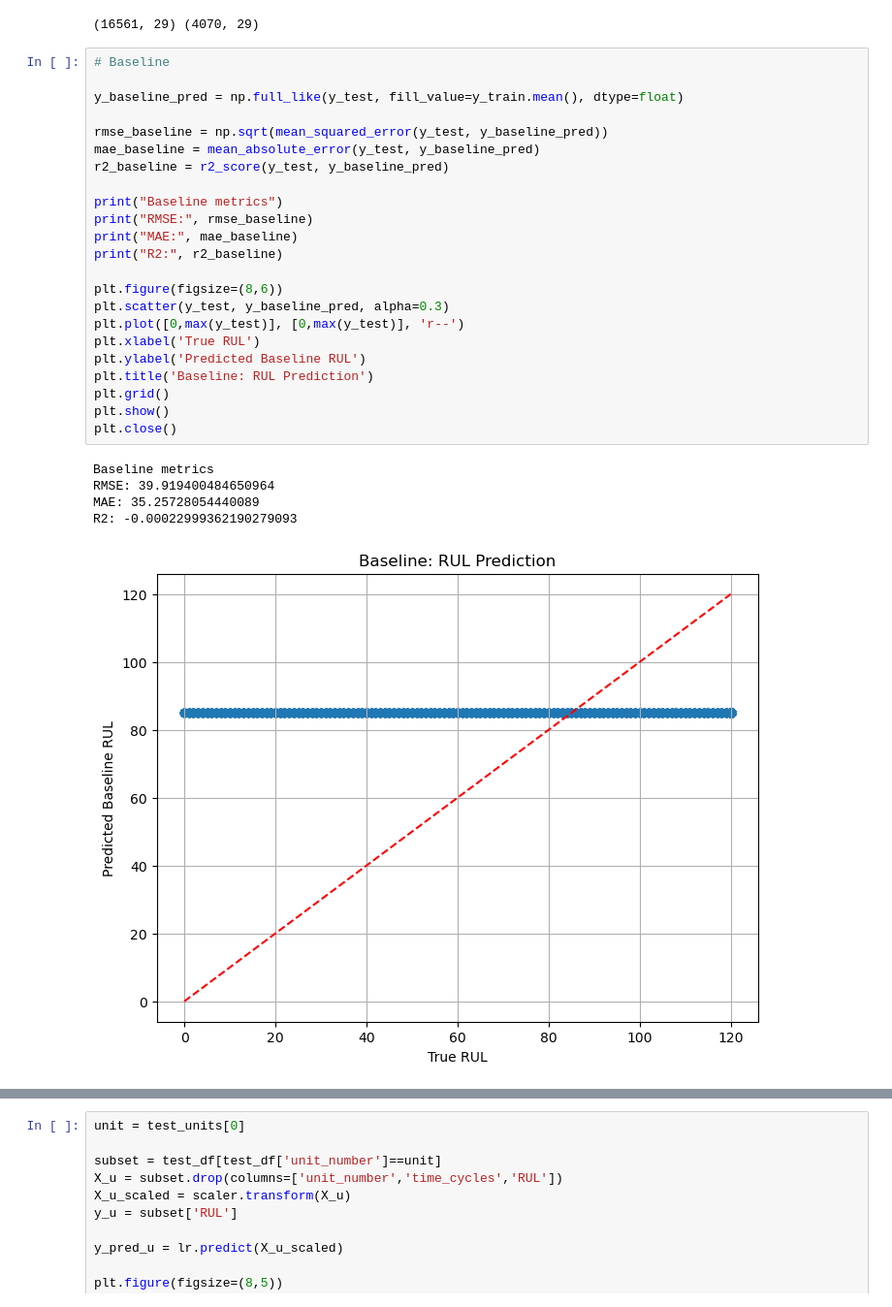
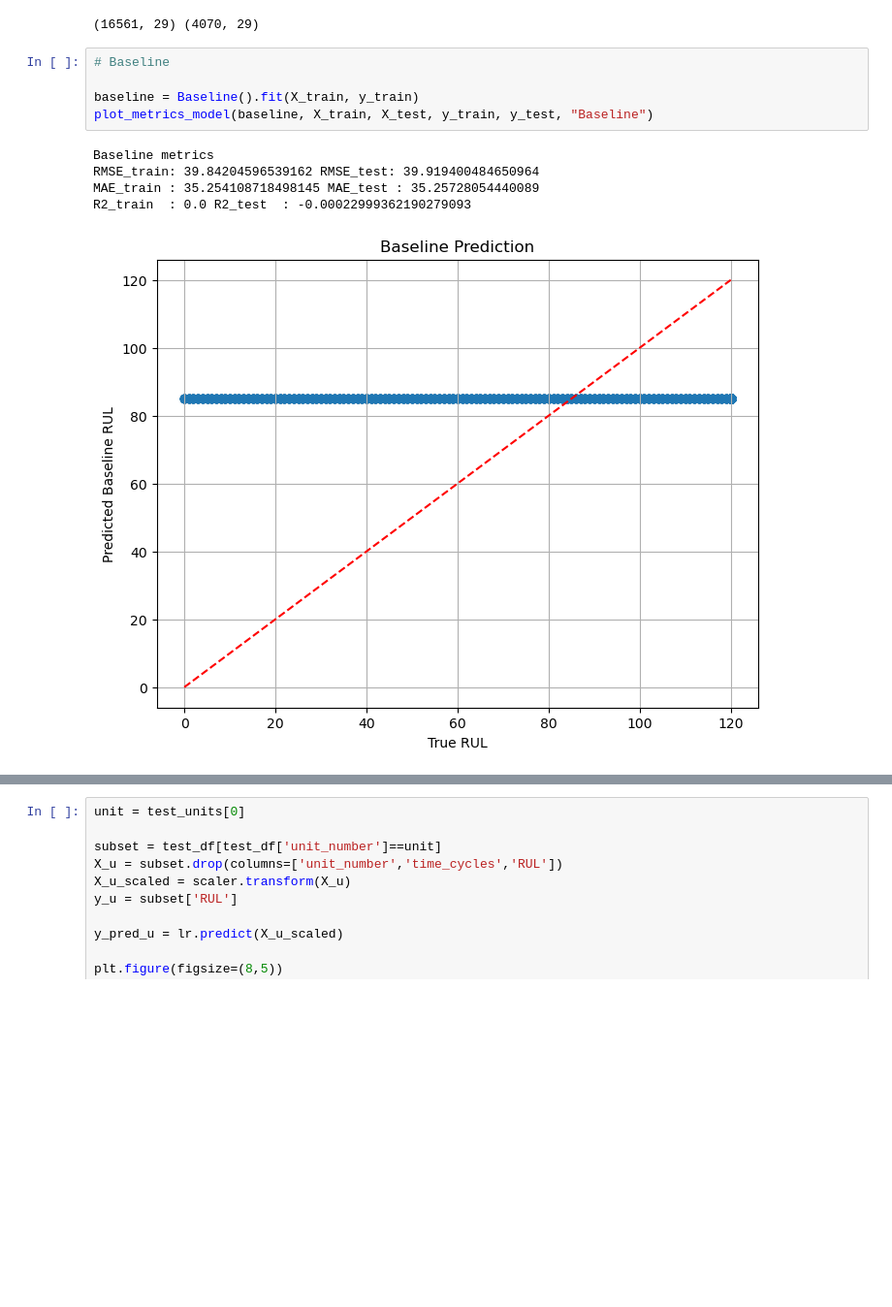
Before and after one commit to elouanXP/smart_predictive_maintenance, a Jupyter notebook: notebooks/03_model.ipynb, the cells around one changed output, grey strips where cells are left out. Shown at 97% size. Saved outputs shown, nothing was run; the diff lists cells and outputs as text; blank space fills up the shorter version.

```diff
--- a/notebooks/03_model.ipynb
+++ b/notebooks/03_model.ipynb
@@ -41,32 +48,14 @@ print(X_train.shape, X_test.shape)
 # %%
 # Baseline
 
-y_baseline_pred = np.full_like(y_test, fill_value=y_train.mean(), dtype=float)
-
-rmse_baseline = np.sqrt(mean_squared_error(y_test, y_baseline_pred))
-mae_baseline = mean_absolute_error(y_test, y_baseline_pred)
-r2_baseline = r2_score(y_test, y_baseline_pred)
-
-print("Baseline metrics")
-print("RMSE:", rmse_baseline)
-print("MAE:", mae_baseline)
-print("R2:", r2_baseline)
-
-plt.figure(figsize=(8,6))
-plt.scatter(y_test, y_baseline_pred, alpha=0.3)
-plt.plot([0,max(y_test)], [0,max(y_test)], 'r--')
-plt.xlabel('True RUL')
-plt.ylabel('Predicted Baseline RUL')
-plt.title('Baseline: RUL Prediction')
-plt.grid()
-plt.show()
-plt.close()
+baseline = Baseline().fit(X_train, y_train)
+plot_metrics_model(baseline, X_train, X_test, y_train, y_test, "Baseline")
 # %% [output]
 Baseline metrics
-RMSE: 39.919400484650964
-MAE: 35.25728054440089
-R2: -0.00022999362190279093
+RMSE_train: 39.84204596539162 RMSE_test: 39.919400484650964
+MAE_train : 35.254108718498145 MAE_test : 35.25728054440089
+R2_train  : 0.0 R2_test  : -0.00022999362190279093
-[figure, old version]
+[figure, new version]
 # %%
 # Linear regression
 
```
Also changed, not shown: parts of 6 cells of this notebook, 2 other files.
